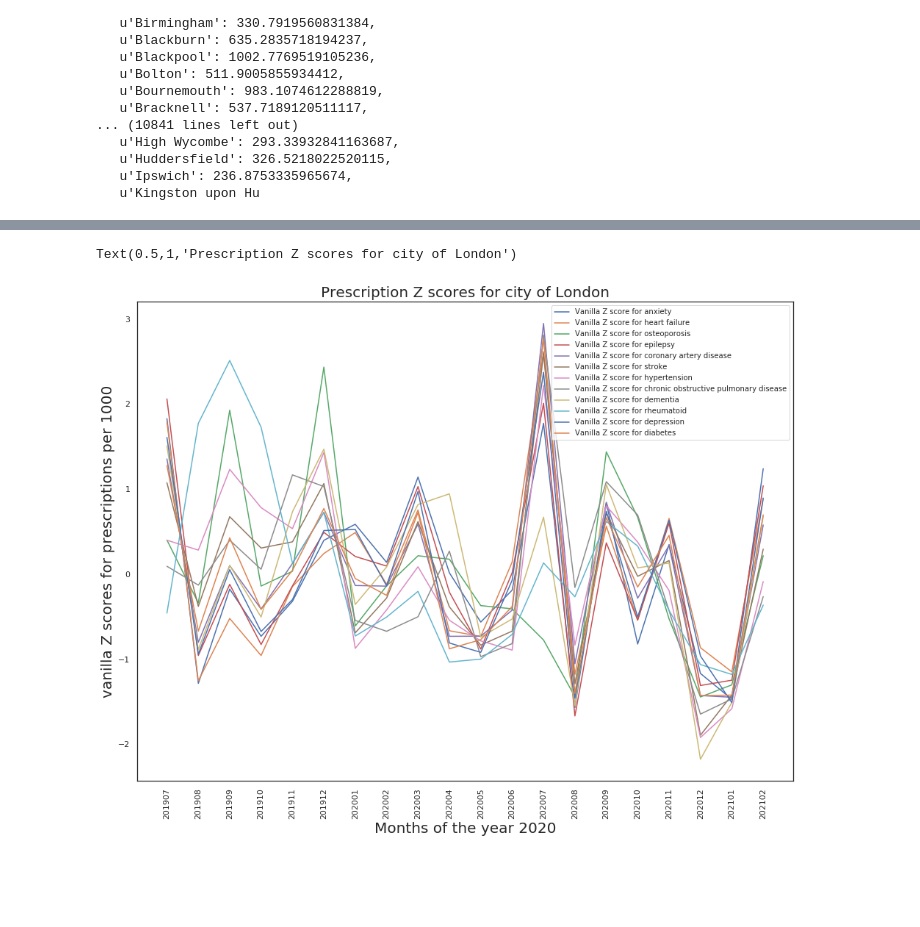
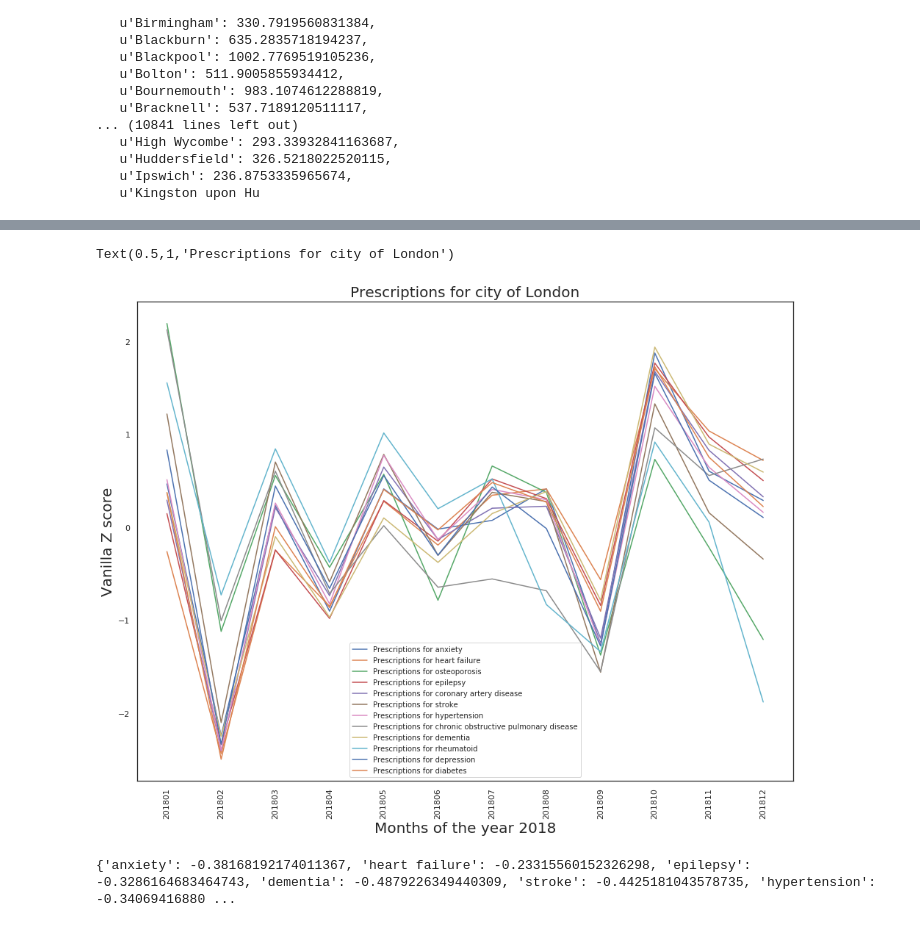
Before and after one commit to sagarjoglekar/NHSPrescriptionsParser, a Jupyter notebook: Compute_prevalence_City.ipynb, the cells around one changed output, grey strips where cells are left out. Saved outputs shown, nothing was run; the diff lists cells and outputs as text; code cells hidden in the pictures; blank space fills up the shorter version.

```diff
--- a/Compute_prevalence_City.ipynb
+++ b/Compute_prevalence_City.ipynb
@@ -732,6 +731,6 @@ import matplotlib.pyplot as plt
 
 y_int = {}
 for d in diseaseZ_scores:
-    y_int[d] = integrate.cumtrapz(diseaseZ_scores[d], np.arange(0,len(diseaseZ_scores[d]),1), initial=0)[-1]
+    y_int[d] = integrate.cumtrapz(diseaseZ_scores[d][1:-1], np.arange(1,len(diseaseZ_scores[d])-1,1), initial=0)[-1]
 print(y_int)
 # %% [output]
@@ -799,21 +798,23 @@ d_l = ['anxiety',
 
 # d_l = ['anxiety' , 'depression']
 
-all_covid_months = ['201907','201908','201909','201910','201911','201912','202001', '202002', '202003', '202004', '202005',
-                    '202006', '202007', '202008', '202009', '202010', '202011', '202012','202101','202102',]
+# all_covid_months = ['201907','201908','201909','201910','201911','201912','202001', '202002', '202003', '202004', '202005',
+#                     '202006', '202007', '202008', '202009', '202010', '202011', '202012','202101','202102',]
 
+all_covid_months = COVID_months
 disease_timelines = {}
-months = monthly_dosage_COVID.keys
+# months = monthly_dosage_COVID.keys
 for disease in d_l:
     disease_timelines[disease] = []
-    for month in monthly_dosage_COVID:
+    for month in all_covid_months:
         if city in monthly_dosage_COVID[month][disease]:
             disease_timelines[disease].append(    monthly_dosage_COVID[month][disease][city] )
 # %%
 for d in disease_timelines:
     mean = np.mean(disease_timelines[d])
+    std = np.std(disease_timelines[d])
     for i in range(len(disease_timelines[d])):
-        disease_timelines[d][i] = (disease_timelines[d][i] - mean)/mean
+        disease_timelines[d][i] = (disease_timelines[d][i] - mean)/std
 # %%
 fig, ax = plt.subplots()
 fig.set_size_inches(16, 12)
@@ -864,23 +896,32 @@ plt.yticks(fontsize=20)
+# %%
+for d in disease_timelines:
+    mean = np.mean(disease_timelines[d])
+    std = np.std(disease_timelines[d])
+    for i in range(len(disease_timelines[d])):
+        disease_timelines[d][i] = (disease_timelines[d][i] - mean)/std
 # %%
 fig, ax = plt.subplots()
 fig.set_size_inches(16, 12)
 sns.set_style("white")
 legend = []
 for d in disease_timelines:
-    if len(disease_timelines[d])> 0:
-        mean = (np.mean(disease_timelines[d]))
-        sigma = (np.std(disease_timelines[d]))
-        Z_scores = [float(k - mean)/sigma for k in disease_timelines[d]]
-        sns.lineplot(y=Z_scores,x=np.arange(0,len(disease_timelines[d]),1))
-        legend.append('Vanilla Z score for ' + d)
+    sns.lineplot(y=disease_timelines[d],x=np.arange(0,len(disease_timelines[d]),1))
+    legend.append('Prescriptions for ' + d)
 ax = plt.gca()
 
-plt.xticks(np.arange(0,20,1),all_covid_months,rotation=90)
+plt.xticks(np.arange(0,12,1),all_covid_months,rotation=90)
 
 plt.legend(legend, fontsize = 10)
-plt.xlabel("Months of the year 2020",fontsize=20)
-plt.ylabel("vanilla Z scores for prescriptions per 1000",fontsize=20)
-plt.title("Prescription Z scores for city of " + city, fontsize=20)
+plt.xlabel("Months of the year 2018",fontsize=20)
+plt.ylabel("Vanilla Z score",fontsize=20)
+plt.title("Prescriptions for city of " + city, fontsize=20)
 # %% [output]
-Text(0.5,1,'Prescription Z scores for city of London')
+Text(0.5,1,'Prescriptions for city of London')
-[figure, old version]
+[figure, new version]
+# %%
+y_int_BL = {}
+for d in disease_timelines:
+    y_int_BL[d] = integrate.cumtrapz(disease_timelines[d], np.arange(0,len(disease_timelines[d]),1), initial=0)[-1]
+print(y_int_BL)
+# %% [output]
+{'anxiety': -0.38168192174011367, 'heart failure': -0.23315560152326298, 'epilepsy': -0.3286164683464743, 'dementia': -0.4879226349440309, 'stroke': -0.4425181043578735, 'hypertension': -0.34069416880 ...
```
Also changed, not shown: parts of 11 cells of this notebook, 2 other files.
